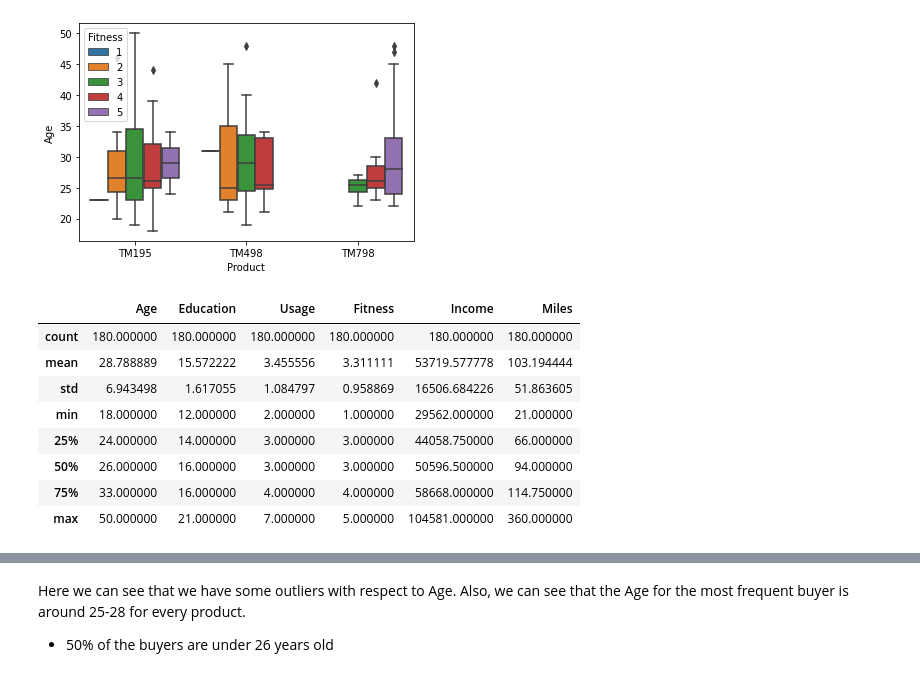
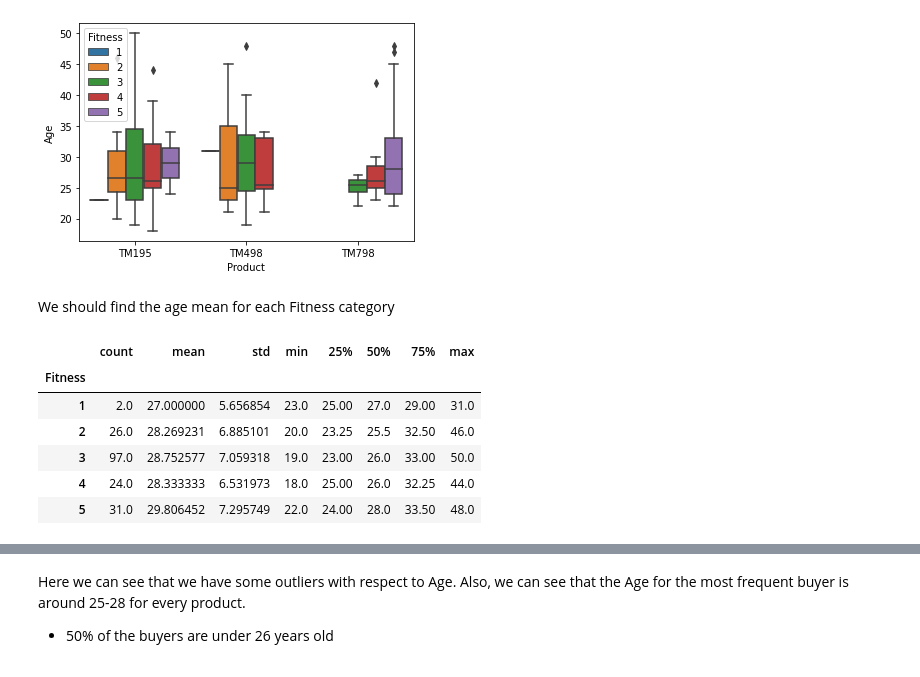
Before and after one commit to FelixOnofrei/Data-Science, a Jupyter notebook: Cardio_Dataset_EDA_Descriptive_Statistics.ipynb, the cells around one changed output, grey strips where cells are left out. Cells and saved outputs as stored; diff of their text form; code cells hidden in the pictures.

```diff
--- a/Cardio_Dataset_EDA_Descriptive_Statistics.ipynb
+++ b/Cardio_Dataset_EDA_Descriptive_Statistics.ipynb
@@ -64,15 +64,15 @@ sb.boxplot(x='Product',y='Age',data=df, hue='Fitness')
 # %% [output]
 <AxesSubplot:xlabel='Product', ylabel='Age'>
 [figure]
+# %% [markdown]
+We should find the age mean for each Fitness category
 # %%
-df.describe()
+df.groupby('Fitness').describe().Age
 # %% [output]
-|  | Age | Education | Usage | Fitness | Income | Miles |
-| count | 180.000000 | 180.000000 | 180.000000 | 180.000000 | 180.000000 | 180.000000 |
-| mean | 28.788889 | 15.572222 | 3.455556 | 3.311111 | 53719.577778 | 103.194444 |
-| std | 6.943498 | 1.617055 | 1.084797 | 0.958869 | 16506.684226 | 51.863605 |
-| min | 18.000000 | 12.000000 | 2.000000 | 1.000000 | 29562.000000 | 21.000000 |
-| 25% | 24.000000 | 14.000000 | 3.000000 | 3.000000 | 44058.750000 | 66.000000 |
-| 50% | 26.000000 | 16.000000 | 3.000000 | 3.000000 | 50596.500000 | 94.000000 |
-| 75% | 33.000000 | 16.000000 | 4.000000 | 4.000000 | 58668.000000 | 114.750000 |
-| max | 50.000000 | 21.000000 | 7.000000 | 5.000000 | 104581.000000 | 360.000000 |
+|  | count | mean | std | min | 25% | 50% | 75% | max |
+| Fitness |  |  |  |  |  |  |  |  |
+| 1 | 2.0 | 27.000000 | 5.656854 | 23.0 | 25.00 | 27.0 | 29.00 | 31.0 |
+| 2 | 26.0 | 28.269231 | 6.885101 | 20.0 | 23.25 | 25.5 | 32.50 | 46.0 |
+| 3 | 97.0 | 28.752577 | 7.059318 | 19.0 | 23.00 | 26.0 | 33.00 | 50.0 |
+| 4 | 24.0 | 28.333333 | 6.531973 | 18.0 | 25.00 | 26.0 | 32.25 | 44.0 |
+| 5 | 31.0 | 29.806452 | 7.295749 | 22.0 | 24.00 | 28.0 | 33.50 | 48.0 |
```
Also changed, not shown: parts of 2 cells of this notebook.
